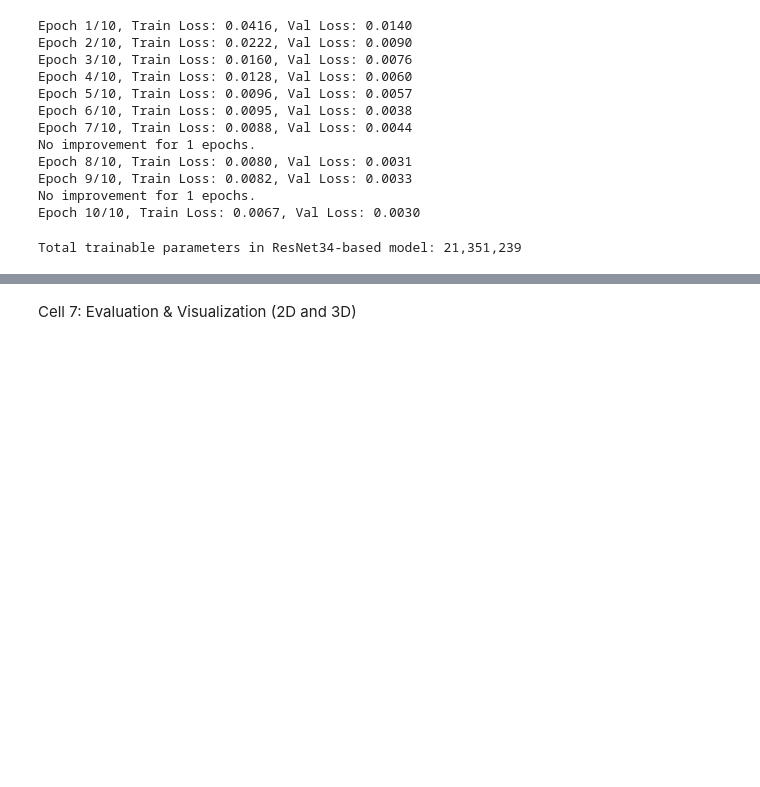
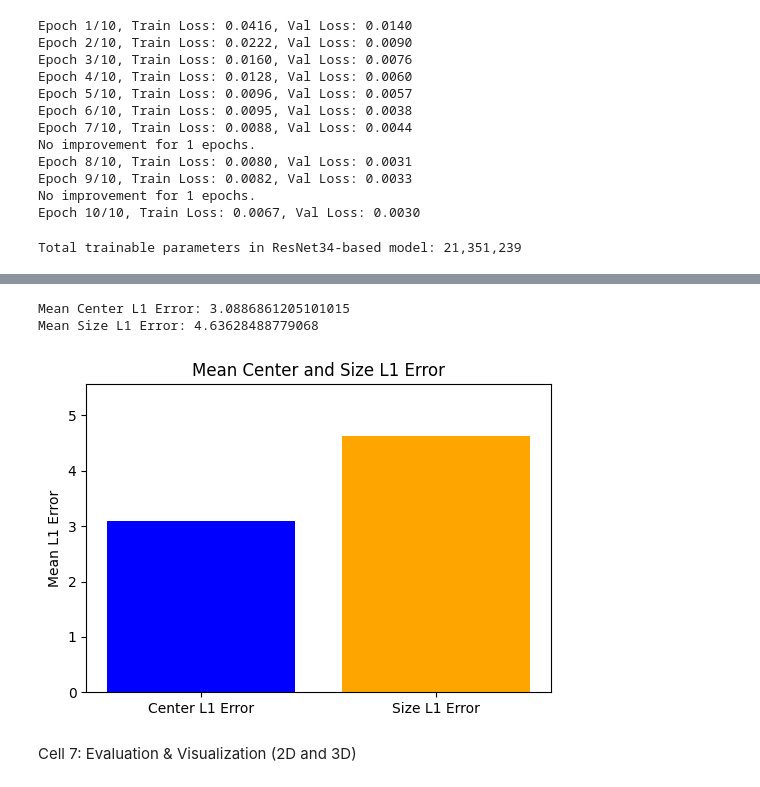
Before and after one commit to shubhamt2897/DL_BB, a Jupyter notebook: DL_RS34_Bounding_Box.ipynb, the cells around one changed output, grey strips where cells are left out. Cells and saved outputs as stored; diff of their text form; code cells hidden in the pictures; blank space fills up the shorter version.

```diff
--- a/DL_RS34_Bounding_Box.ipynb
+++ b/DL_RS34_Bounding_Box.ipynb
@@ -367,3 +375,57 @@ plt.show()
+# %%
+import torch
+import matplotlib.pyplot as plt
+
+# Define functions to compute L1 errors.
+def compute_center_error(pred, gt):
+    """
+    Computes the L1 error for the center.
+    Both pred and gt are 7-parameter vectors where the first three elements are the center.
+    """
+    return torch.mean(torch.abs(pred[:3] - gt[:3])).item()
+
+def compute_size_error(pred, gt):
+    """
+    Computes the L1 error for the size (dimensions).
+    Both pred and gt are 7-parameter vectors where elements 3,4,5 represent [dx, dy, dz].
+    """
+    return torch.mean(torch.abs(pred[3:6] - gt[3:6])).item()
+
+center_errors = []
+size_errors = []
+
+model_A.eval()
+with torch.no_grad():
+    for batch in test_loader:
+        imgs = batch['rgb'].to(device)
+        gt_bbox = batch['bbox3d'].to(device)  # shape: [B, 7]
+        pred_bbox = model_A(imgs)              # shape: [B, 7]
+        for i in range(pred_bbox.size(0)):
+            center_errors.append(compute_center_error(pred_bbox[i], gt_bbox[i]))
+            size_errors.append(compute_size_error(pred_bbox[i], gt_bbox[i]))
+
+mean_center_error = sum(center_errors) / len(center_errors)
+mean_size_error = sum(size_errors) / len(size_errors)
+
+print("Mean Center L1 Error:", mean_center_error)
+print("Mean Size L1 Error:", mean_size_error)
+
+# Plot the errors in a bar chart.
+errors = {
+    'Center L1 Error': mean_center_error,
+    'Size L1 Error': mean_size_error
+}
+
+plt.figure(figsize=(6,4))
+plt.bar(errors.keys(), errors.values(), color=['blue', 'orange'])
+plt.ylabel('Mean L1 Error')
+plt.title('Mean Center and Size L1 Error')
+plt.ylim(0, max(errors.values()) * 1.2)
+plt.show()
+# %% [output]
+Mean Center L1 Error: 3.0886861205101015
+Mean Size L1 Error: 4.63628488779068
+[figure, added]
 # %% [markdown]
 Cell 7: Evaluation & Visualization (2D and 3D)
 # %%
```
Also changed, not shown: parts of 2 cells of this notebook.
